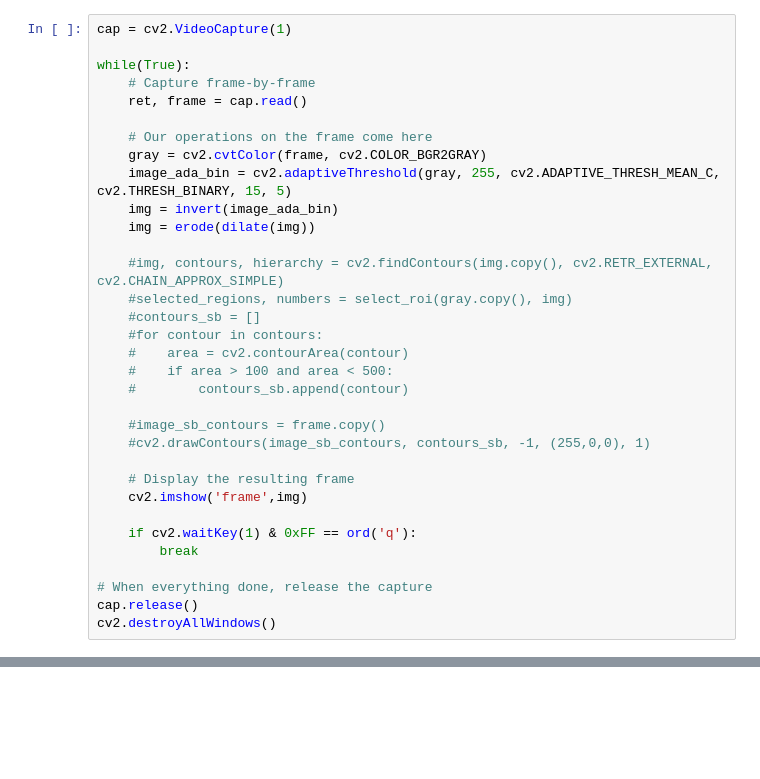
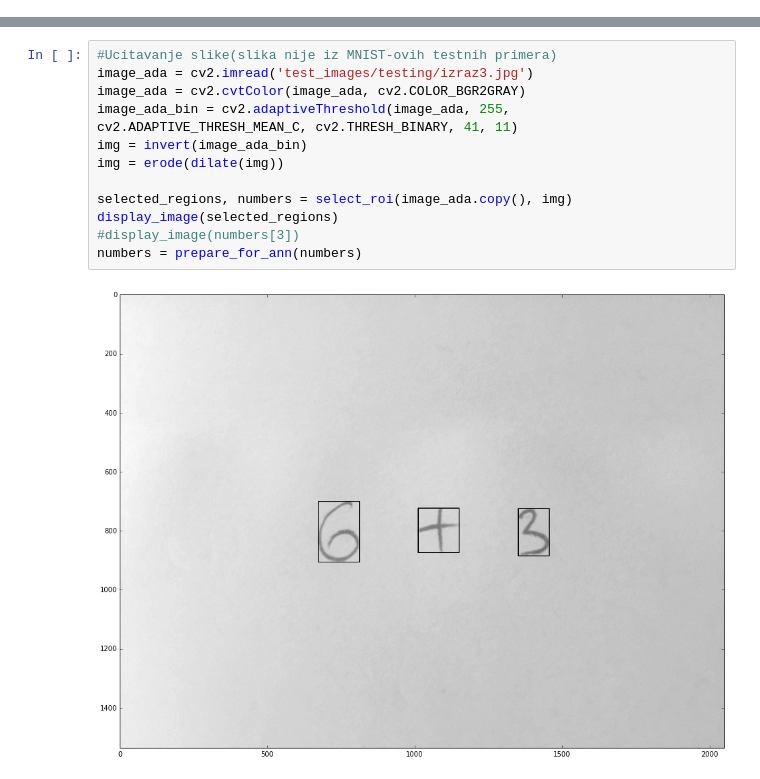
Before and after one commit to dorianciz/projekatSoft, a Jupyter notebook: HandwrittingDigitRecognition.ipynb, the cells around one changed output, grey strips where cells are left out. Drawn from its saved outputs; the diff is of its cells as text; blank space fills up the shorter version.

```diff
--- a/HandwrittingDigitRecognition.ipynb
+++ b/HandwrittingDigitRecognition.ipynb
@@ -228,33 +0,0 @@ numbers = prepare_for_ann(numbers)
-# %%
-cap = cv2.VideoCapture(1)
-
-while(True):
-    # Capture frame-by-frame
-    ret, frame = cap.read()
-
-    # Our operations on the frame come here
-    gray = cv2.cvtColor(frame, cv2.COLOR_BGR2GRAY)
-    image_ada_bin = cv2.adaptiveThreshold(gray, 255, cv2.ADAPTIVE_THRESH_MEAN_C, cv2.THRESH_BINARY, 15, 5)
-    img = invert(image_ada_bin)
-    img = erode(dilate(img))
-
-    #img, contours, hierarchy = cv2.findContours(img.copy(), cv2.RETR_EXTERNAL, cv2.CHAIN_APPROX_SIMPLE)
-    #selected_regions, numbers = select_roi(gray.copy(), img)
-    #contours_sb = []
-    #for contour in contours:
-    #    area = cv2.contourArea(contour)
-    #    if area > 100 and area < 500:
-    #        contours_sb.append(contour)
-
-    #image_sb_contours = frame.copy()
-    #cv2.drawContours(image_sb_contours, contours_sb, -1, (255,0,0), 1)
-
-    # Display the resulting frame
-    cv2.imshow('frame',img)
-
-    if cv2.waitKey(1) & 0xFF == ord('q'):
-        break
-
-# When everything done, release the capture
-cap.release()
-cv2.destroyAllWindows()
@@ -260,0 +270,14 @@ cv2.destroyAllWindows()
+# %%
+#Ucitavanje slike(slika nije iz MNIST-ovih testnih primera)
+image_ada = cv2.imread('test_images/testing/izraz3.jpg')
+image_ada = cv2.cvtColor(image_ada, cv2.COLOR_BGR2GRAY)
+image_ada_bin = cv2.adaptiveThreshold(image_ada, 255, cv2.ADAPTIVE_THRESH_MEAN_C, cv2.THRESH_BINARY, 41, 11)
+img = invert(image_ada_bin)
+img = erode(dilate(img))
+
+selected_regions, numbers = select_roi(image_ada.copy(), img)
+display_image(selected_regions)
+#display_image(numbers[3])
+numbers = prepare_for_ann(numbers)
+# %% [output]
+[figure, added]
```
Also changed, not shown: parts of 45 cells of this notebook, 47 other files.
